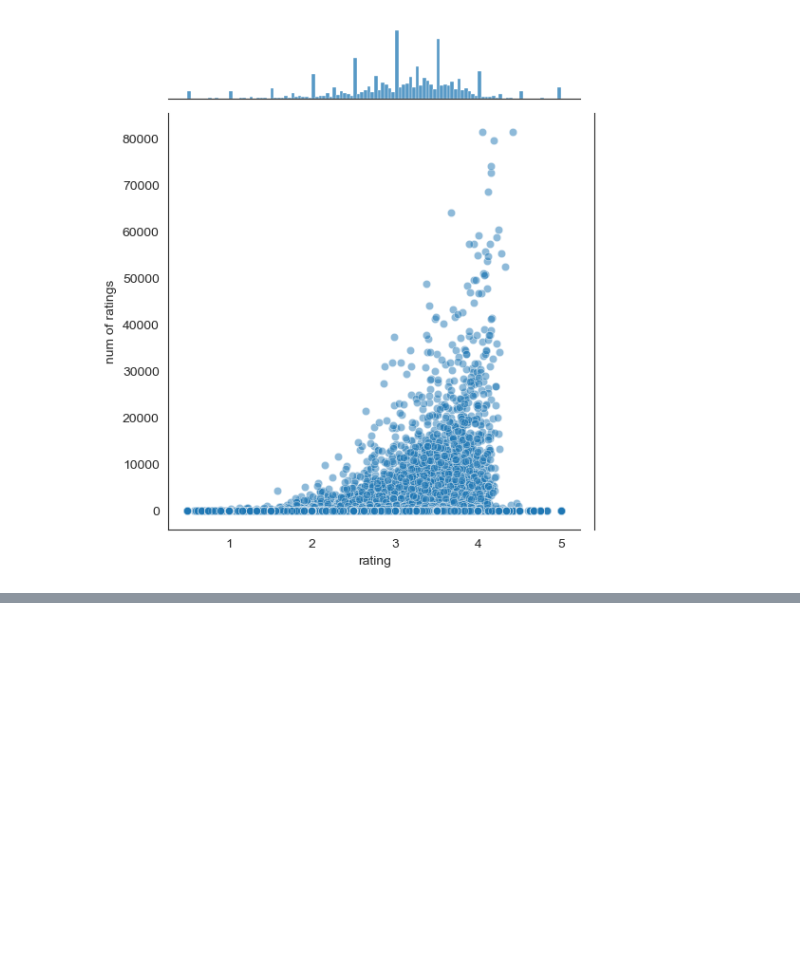
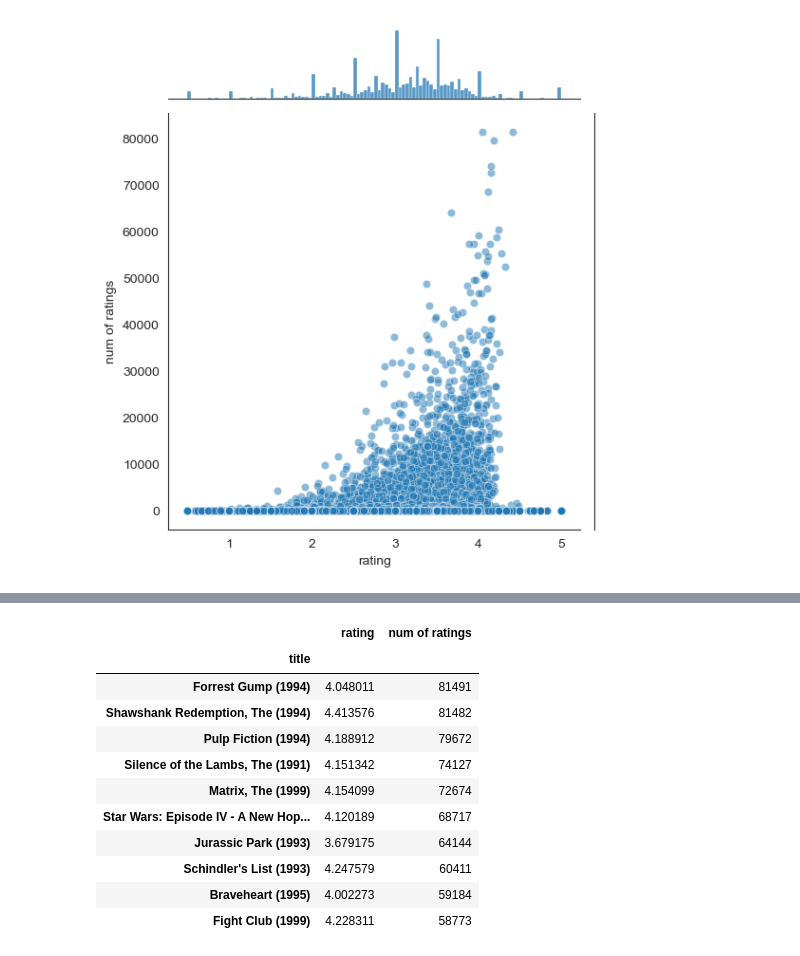
Before and after one commit to arunnats/Flix, a Jupyter notebook: recommender/analysis.ipynb, the cells around one changed output, grey strips where cells are left out. Saved outputs shown, nothing was run; the diff lists cells and outputs as text; code cells hidden in the pictures; blank space fills up the shorter version.

```diff
--- a/recommender/analysis.ipynb
+++ b/recommender/analysis.ipynb
@@ -114,0 +177,15 @@ KeyError: 'user_id'
+# %%
+ratings.sort_values('num of ratings',ascending=False).head(10)
+# %% [output]
+|  | rating | num of ratings |
+| title |  |  |
+| Forrest Gump (1994) | 4.048011 | 81491 |
+| Shawshank Redemption, The (1994) | 4.413576 | 81482 |
+| Pulp Fiction (1994) | 4.188912 | 79672 |
+| Silence of the Lambs, The (1991) | 4.151342 | 74127 |
+| Matrix, The (1999) | 4.154099 | 72674 |
+| Star Wars: Episode IV - A New Hop... | 4.120189 | 68717 |
+| Jurassic Park (1993) | 3.679175 | 64144 |
+| Schindler's List (1993) | 4.247579 | 60411 |
+| Braveheart (1995) | 4.002273 | 59184 |
+| Fight Club (1999) | 4.228311 | 58773 |
```
Also changed, not shown: parts of 18 cells of this notebook, 1 other file.
